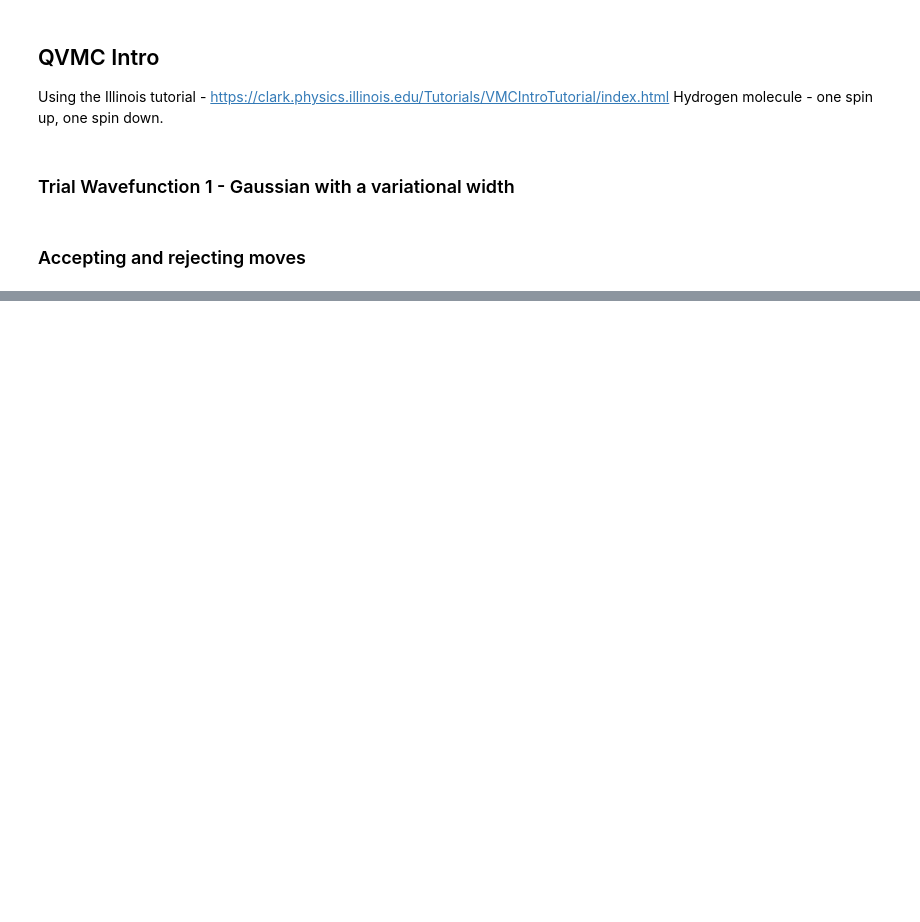
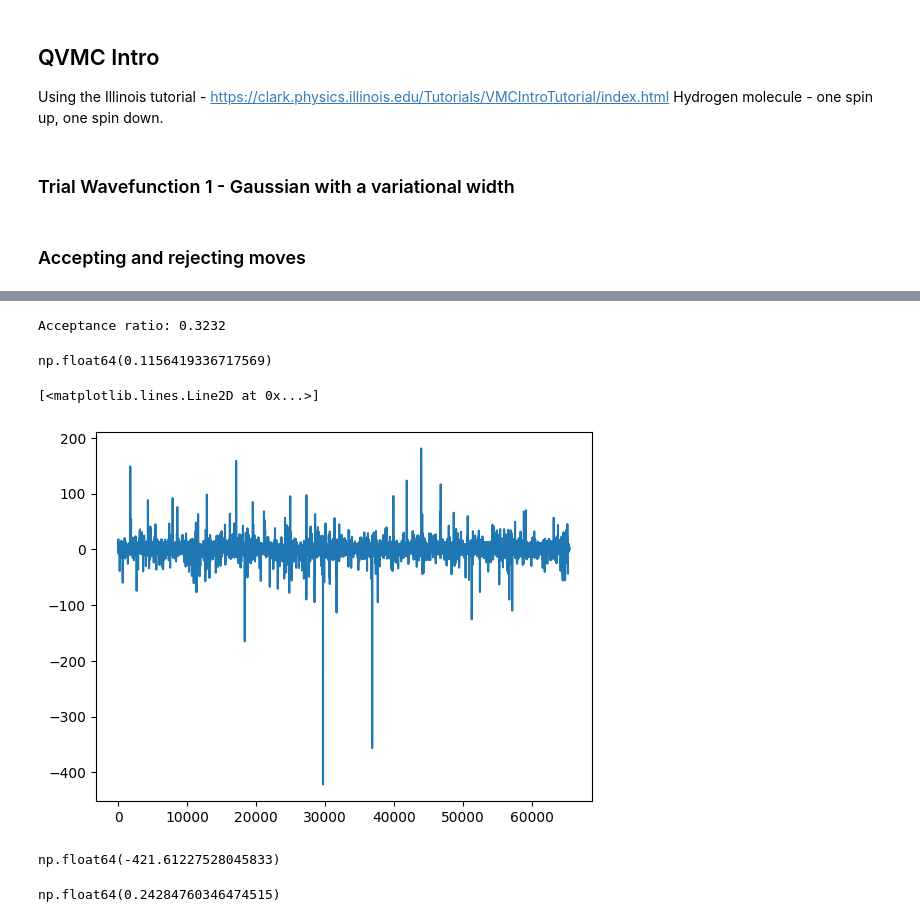
Before and after one commit to Parvfect/QVMC, a Jupyter notebook: intro.ipynb, the cells around one changed output, grey strips where cells are left out. Saved outputs shown, nothing was run; the diff lists cells and outputs as text; code cells hidden in the pictures; blank space fills up the shorter version.

Commit message:
oh well

```diff
--- a/intro.ipynb
+++ b/intro.ipynb
@@ -84,0 +131,63 @@ Acceptance ratio: 0.4225
+# %%
+
+# Local energy addition
+
+def VMC_energy(WF, ions, numSteps, alpha):
+
+    energies = []
+    R = np.zeros((2, 2), float)
+    movesAttempted = 0.0
+    movesAccepted = 0.0
+    coords = np.zeros((2, 3))
+
+    original_WF = WF(coords, ions, alpha)
+    for step in range(numSteps):
+        for ptcl in range(len(R)):
+            a = 5  # Define movement parameters
+            # Implement move for particle 'ptcl'
+            delta = 1
+            move_coords = delta * 1.5 * np.random.rand(3)
+            move_coords[2] = 0
+            new_coords = coords.copy()
+            new_coords[ptcl] += move_coords
+            new_WF = WF(new_coords, ions, alpha)
+
+            if new_WF:
+
+                ratio = (new_WF / original_WF) ** 2
+
+                if random.random() <= ratio:
+                    movesAccepted += 1
+                    #coords = new_coords.copy()
+                    #original_WF = new_WF
+                    E = LocalEnergy(WF, new_coords, ions, alpha)
+                    energies.append(E)
+                ratio = min(1, ratio)
+
+            movesAttempted += 1
+
+    print("Acceptance ratio:", movesAccepted/movesAttempted)
+    return energies
+# %%
+ions = np.array([[-0.7, 0.0, 0.0], [0.7, 0.0, 0.0]])
+energies = VMC_energy(psi, ions=ions, numSteps=10000, alpha=0.5)
+# %% [output]
+Acceptance ratio: 0.3232
+# %%
+np.mean(energies)
+# %% [output]
+np.float64(0.1156419336717569)
+# %%
+plt.plot(energies)
+# %% [output]
+[<matplotlib.lines.Line2D at 0x...>]
+[figure, added]
+# %%
+# Vary the local energy as we accept new positions - and then vary the parameter as well
+np.min(energies)
+# %% [output]
+np.float64(-421.61227528045833)
+# %%
+np.mean(energies)
+# %% [output]
+np.float64(0.24284760346474515)
```
Also changed, not shown: parts of 13 cells of this notebook.
